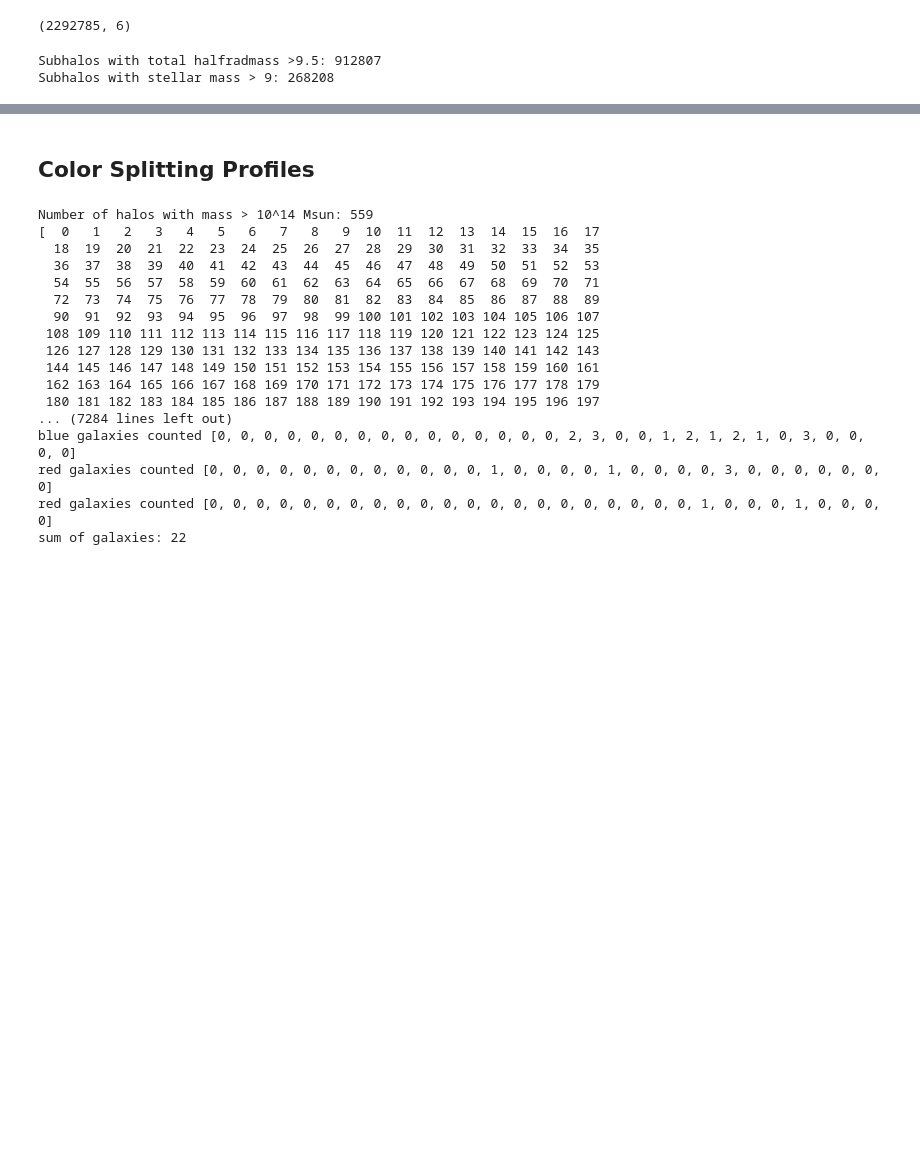
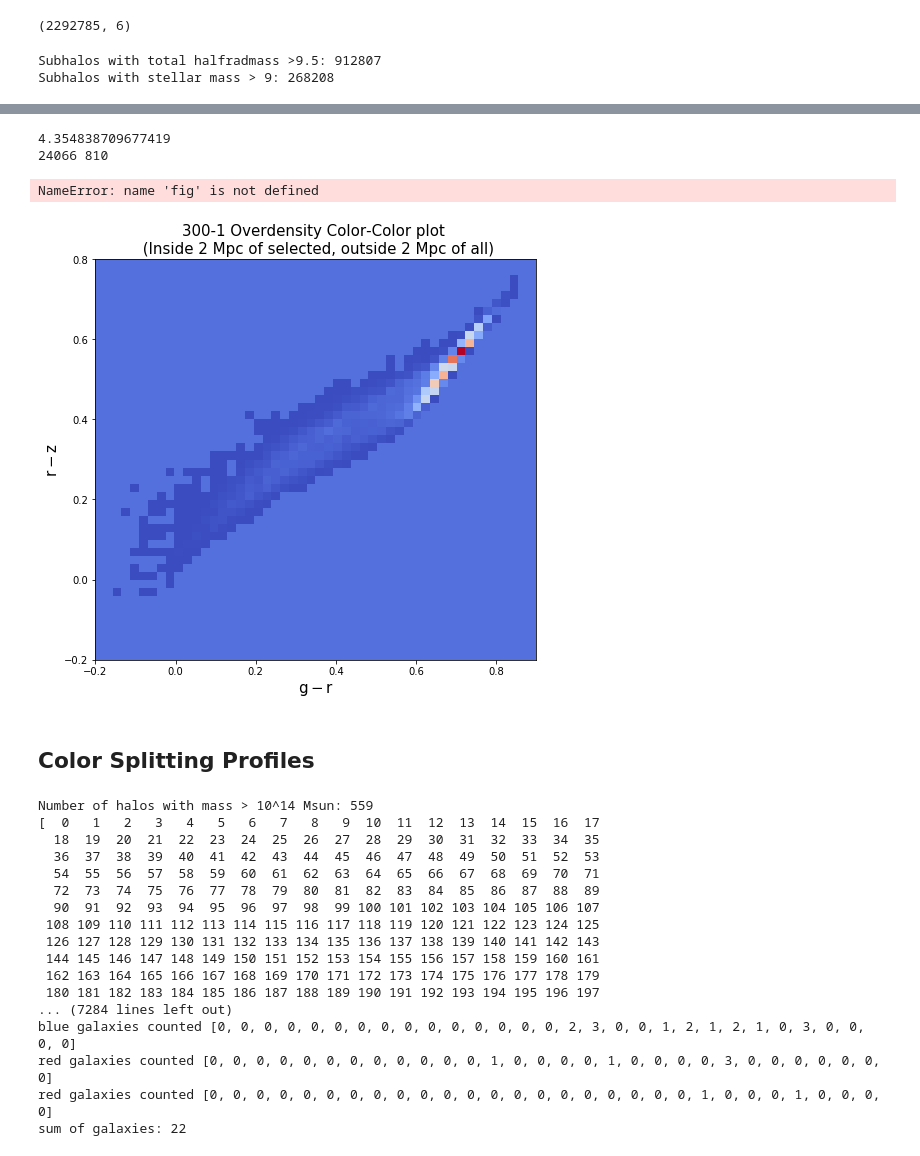
Before and after one commit to hereami321/IllustrisGalaxyAnalysis, a Jupyter notebook: 300_1_ClusterProfiles.ipynb, the cells around one changed output, grey strips where cells are left out. Cells and saved outputs as stored; diff of their text form; code cells hidden in the pictures; blank space fills up the shorter version.

```diff
--- a/300_1_ClusterProfiles.ipynb
+++ b/300_1_ClusterProfiles.ipynb
@@ -327,7 +329,7 @@ range_hist = [[-.2, .9], [-.2, .8]]
 #range_hist = [[.5, 0.9], [.2, 0.8]]
 
 gmr = g_minus_r_cl
-rmz = r_minus_z__cl
+rmz = r_minus_z_cl
 
 # NUMPY HISTOGRAM WITH IMSHOW FOR OVERDENSITY PLOTS
 fig1 = plt.figure(figsize = (20,15))
@@ -392,33 +394,38 @@ h_cl200, x_cl200, y_cl200 = np.histogram2d(gmr, rmz, bins = 200, range=range_his
 #ax0.contour(H[0].T, extent = [H[1][0], H[1][-1], H[2][0], H[2][-1]], linewidths=3, cmap = 'viridis') #extent=[g_minus_r.min(),g_minus_r.max(),r_minus_z.min(),r_minus_z.max()])
 level_list = [2,30,60,99,100]#[1,15,30,49]
 ax0.contour(h_cl.T, extent = [x_cl[0], x_cl[-1], y_cl[0], y_cl[-1]], linewidths=1, cmap = 'autumn', levels = level_list) #extent=[g_minus_r.min(),g_minus_r.max(),r_minus_z.min(),r_minus_z.max()])
 axx.hist(gmr, bins = H[1], range = [-.2,0.9])
 plt.show()
 #[1,15,30,49] extent = [x_cl[0], x_cl[-1], y_cl[0], y_cl[-1]]
 #fig.colorbar(H[3], ax=ax0)
 
 # OLDER SCATTER PLOTS AND CONTOUR CODES ETC
 #plt.scatter(g_minus_r, r_minus_z, s = .5)
 #levels = np.linspace(0.2, 100,num=6)
 #heights, gmr, rmz = np.histogram2d(g_minus_r,r_minus_z,bins=100)
 #ax.contour(gmr[:100], rmz[:100], heights, levels=levels) #extent=[g_minus_r.min(),g_minus_r.max(),r_minus_z.min(),r_minus_z.max()])
 #ax.scatter(r_minus_z, g_minus_r, s=1)
 
 
 
 # COLOR-MASS PLOT
 
 plt.figure()
 plt.hist2d(stellar_mass, g_minus_r, bins = 100, cmap = 'viridis', range=[[9, 12], [-.1, .9]], cmin=.01)
 #plt.scatter(stellar_mass, g_minus_r)
 plt.plot([9,12], [.55,.55], c = 'w')
 plt.plot([10.2,10.2], [.55,.9], c = 'w')
 #plt.plot(stellar_mass, (stellar_mass*0.054)+.05, c = 'w')
 #plt.colorbar()
 plt.xlabel("$\mathrm{Stellar Mass [Log Msun]}$", fontsize = 20)
 plt.ylabel("$\mathrm{g-r}$", fontsize = 20)
 plt.title("Color-Mass Plane plot", fontsize = 20) #(subs in selected clusters) # \n(subs within 1 Mpc of selected clusters)
 plt.colorbar()
+# %% [output]
+4.354838709677419
+24066 810
+NameError: name 'fig' is not defined
+[figure, added]
 # %% [markdown]
 ## Color Splitting Profiles
 # %%
```
Also changed, not shown: parts of 1 cell of this notebook.
